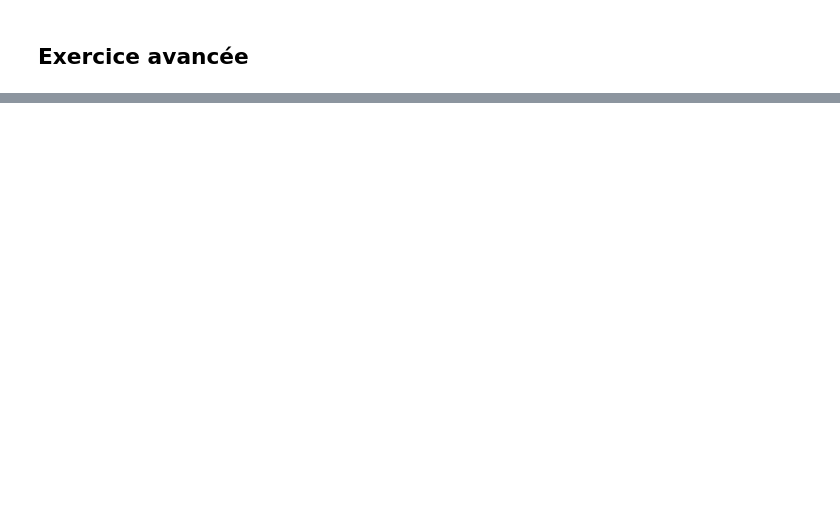
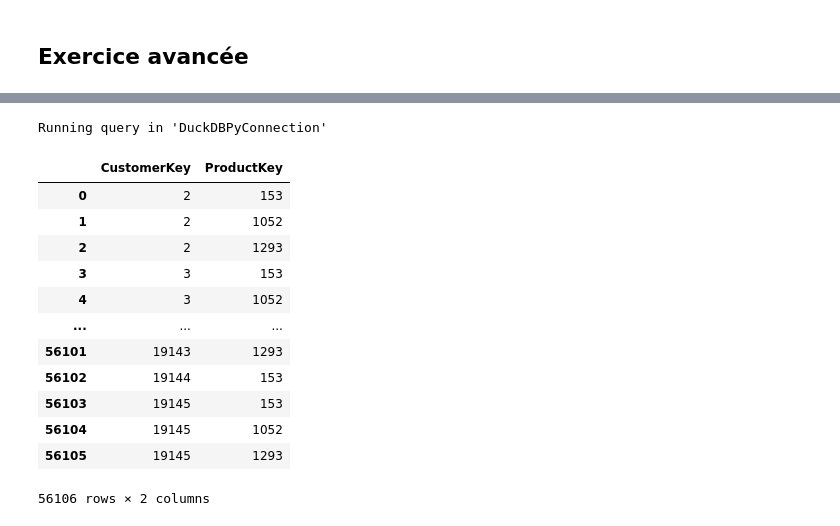
Before and after one commit to isabelleBarbier/SQL-en-une-heure, a Jupyter notebook: SQL_en_1_heure_12_mars_2026.ipynb, the cells around one changed output, grey strips where cells are left out. Saved outputs shown, nothing was run; the diff lists cells and outputs as text; code cells hidden in the pictures; blank space fills up the shorter version.

```diff
--- a/SQL_en_1_heure_12_mars_2026.ipynb
+++ b/SQL_en_1_heure_12_mars_2026.ipynb
@@ -220,21 +365,39 @@ LIMIT 3
 # %%
 %%sql
+
+--  trouver les clients qui ont acheté les 3 meilleurs produits
+
 WITH three_best_products AS (
   SELECT
     ProductKey
   FROM FactOnlineSales
   GROUP BY ProductKey
   ORDER BY SUM(SalesAmount) DESC
   LIMIT 3
 )
 
 SELECT
   CustomerKey,
   ProductKey
 FROM FactOnlineSales
 WHERE ProductKey IN (SELECT * FROM three_best_products)
 GROUP BY CustomerKey, ProductKey
 ORDER BY CustomerKey, ProductKey
+# %% [output]
+Running query in 'DuckDBPyConnection'
+|  | CustomerKey | ProductKey |
+| 0 | 2 | 153 |
+| 1 | 2 | 1052 |
+| 2 | 2 | 1293 |
+| 3 | 3 | 153 |
+| 4 | 3 | 1052 |
+| ... | ... | ... |
+| 56101 | 19143 | 1293 |
+| 56102 | 19144 | 153 |
+| 56103 | 19145 | 153 |
+| 56104 | 19145 | 1052 |
+| 56105 | 19145 | 1293 |
+56106 rows × 2 columns
 # %%
 %%sql
 WITH three_best_products AS (
```
Also changed, not shown: parts of 23 cells of this notebook.
